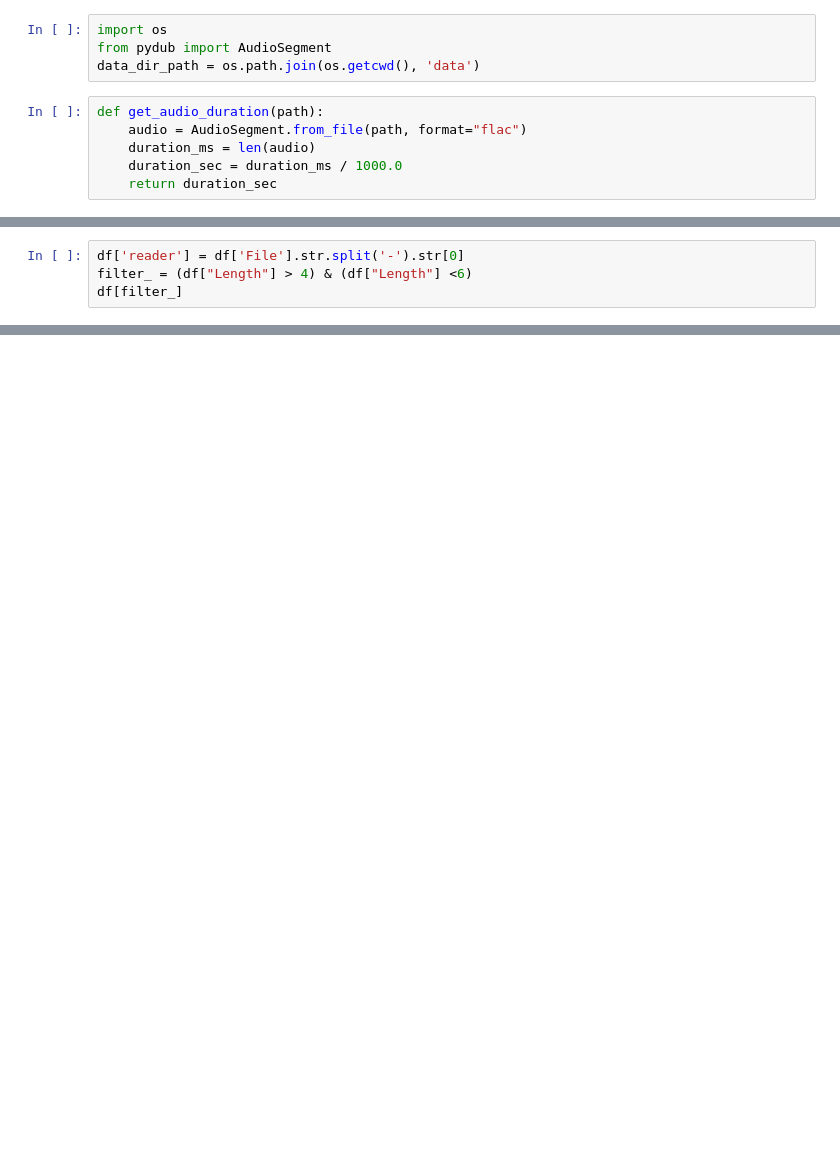
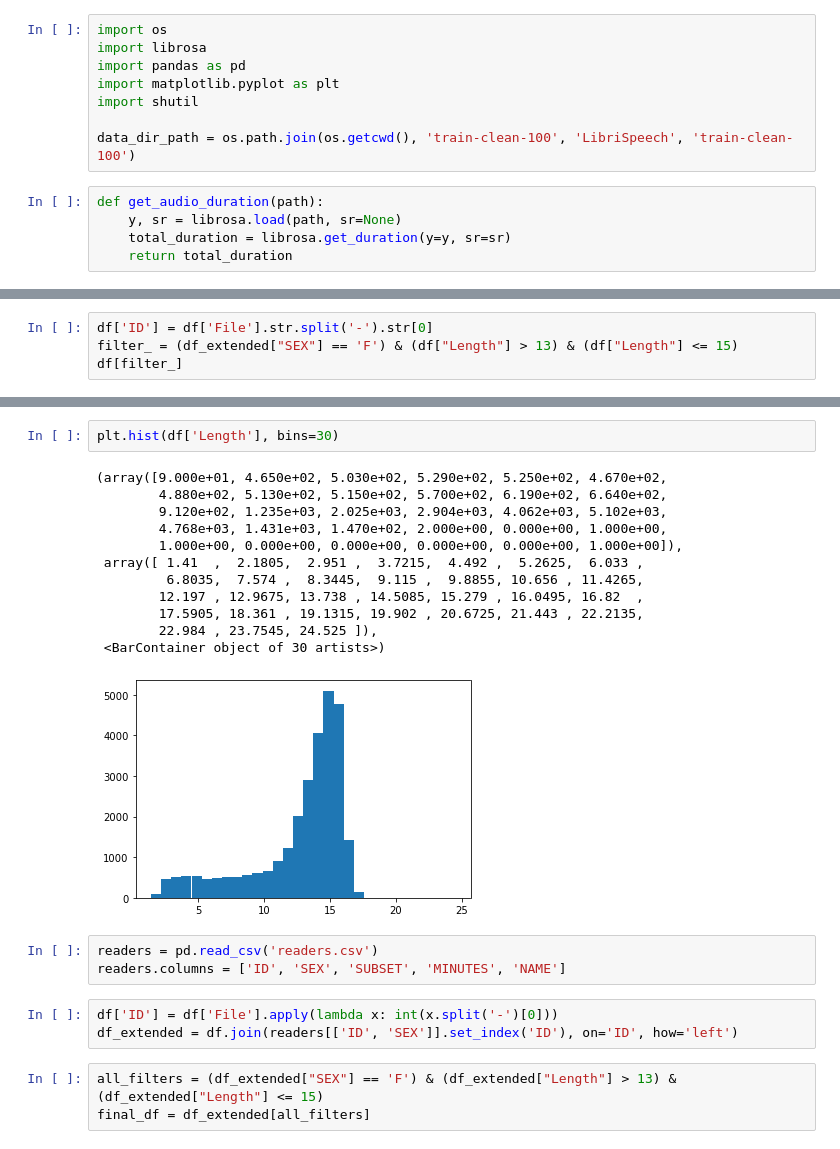
Before and after one commit to DominikKlisiewicz/deep_learning_project, a Jupyter notebook: files_statistics.ipynb, the cells around one changed output, grey strips where cells are left out. Cells and saved outputs as stored; diff of their text form; blank space fills up the shorter version.

Commit message:
Mainly audio transformations

```diff
--- a/files_statistics.ipynb
+++ b/files_statistics.ipynb
@@ -1,11 +1,14 @@
 # %%
 import os
-from pydub import AudioSegment
-data_dir_path = os.path.join(os.getcwd(), 'data')
+import librosa
+import pandas as pd
+import matplotlib.pyplot as plt
+import shutil
+
+data_dir_path = os.path.join(os.getcwd(), 'train-clean-100', 'LibriSpeech', 'train-clean-100')
 # %%
 def get_audio_duration(path):
-    audio = AudioSegment.from_file(path, format="flac")
-    duration_ms = len(audio)
-    duration_sec = duration_ms / 1000.0
-    return duration_sec
+    y, sr = librosa.load(path, sr=None)
+    total_duration = librosa.get_duration(y=y, sr=sr)
+    return total_duration
 # %%
@@ -70,6 +68,6 @@ import pandas as pd
 data = [{'File': k, 'Length': v} for k, v in audio_lengths.items()]
 df = pd.DataFrame(data)
 # %%
-df['reader'] = df['File'].str.split('-').str[0]
-filter_ = (df["Length"] > 4) & (df["Length"] <6)
+df['ID'] = df['File'].str.split('-').str[0]
+filter_ = (df_extended["SEX"] == 'F') & (df["Length"] > 13) & (df["Length"] <= 15)
 df[filter_]
@@ -77,0 +100,24 @@ df.to_csv("files_stats.csv")
+# %%
+plt.hist(df['Length'], bins=30)
+# %% [output]
+(array([9.000e+01, 4.650e+02, 5.030e+02, 5.290e+02, 5.250e+02, 4.670e+02,
+        4.880e+02, 5.130e+02, 5.150e+02, 5.700e+02, 6.190e+02, 6.640e+02,
+        9.120e+02, 1.235e+03, 2.025e+03, 2.904e+03, 4.062e+03, 5.102e+03,
+        4.768e+03, 1.431e+03, 1.470e+02, 2.000e+00, 0.000e+00, 1.000e+00,
+        1.000e+00, 0.000e+00, 0.000e+00, 0.000e+00, 0.000e+00, 1.000e+00]),
+ array([ 1.41  ,  2.1805,  2.951 ,  3.7215,  4.492 ,  5.2625,  6.033 ,
+         6.8035,  7.574 ,  8.3445,  9.115 ,  9.8855, 10.656 , 11.4265,
+        12.197 , 12.9675, 13.738 , 14.5085, 15.279 , 16.0495, 16.82  ,
+        17.5905, 18.361 , 19.1315, 19.902 , 20.6725, 21.443 , 22.2135,
+        22.984 , 23.7545, 24.525 ]),
+ <BarContainer object of 30 artists>)
+[figure, added]
+# %%
+readers = pd.read_csv('readers.csv')
+readers.columns = ['ID', 'SEX', 'SUBSET', 'MINUTES', 'NAME']
+# %%
+df['ID'] = df['File'].apply(lambda x: int(x.split('-')[0]))
+df_extended = df.join(readers[['ID', 'SEX']].set_index('ID'), on='ID', how='left')
+# %%
+all_filters = (df_extended["SEX"] == 'F') & (df_extended["Length"] > 13) & (df_extended["Length"] <= 15)
+final_df = df_extended[all_filters]
```
Also changed, not shown: parts of 7 cells of this notebook, 2 other files.
